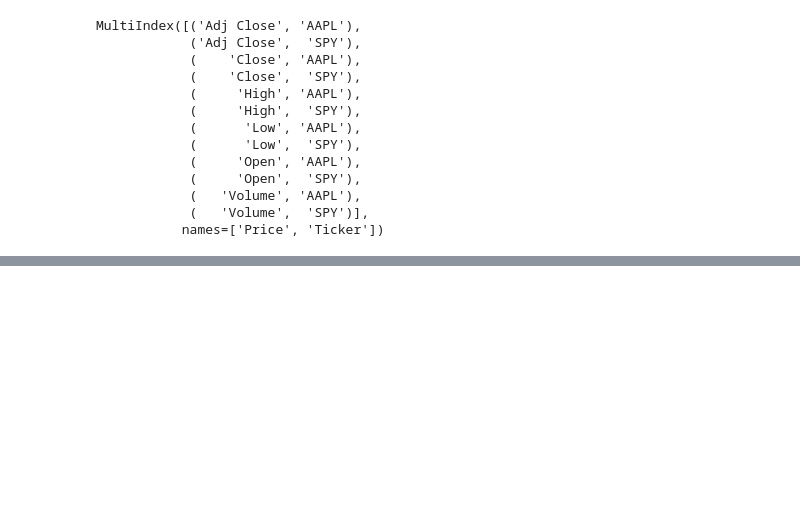
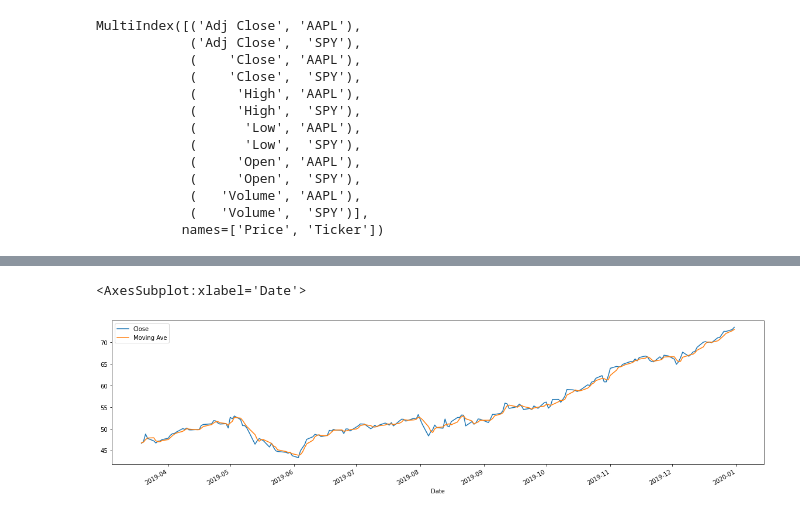
Before and after one commit to matyas-gyu/learning_finance, a Jupyter notebook: learning_finance.ipynb, the cells around one changed output, grey strips where cells are left out. Drawn from its saved outputs; the diff is of its cells as text; code cells hidden in the pictures; blank space fills up the shorter version.

```diff
--- a/learning_finance.ipynb
+++ b/learning_finance.ipynb
@@ -446,0 +461,17 @@ array([<Axes: xlabel='Date'>, <Axes: xlabel='Date'>], dtype=object)
+# %%
+# We can use the function .shift(1) to recraete a column shifted one index down
+#There is also a built in method using rolling mean but it doesnt give us values for the first two rows because the set is in incomplete in the window
+
+(aapl
+ .assign(s1 = aapl.Close.shift(1),
+         s2 = aapl.Close.shift(2),
+         mov_ave = lambda df : df.loc[:,['Close', 's1', 's2']].mean(axis='columns'),)
+.rename(columns = {'mov_ave' : "Moving Ave"})
+.drop(columns=['s1','s2'])
+.loc[:, ['Close', 'Moving Ave']]
+.iloc[-200:,]
+.plot(figsize=(20,5))
+)
+# %% [output]
+<AxesSubplot:xlabel='Date'>
+[figure, added]
```
Also changed, not shown: parts of 26 cells of this notebook, 1 other file.
